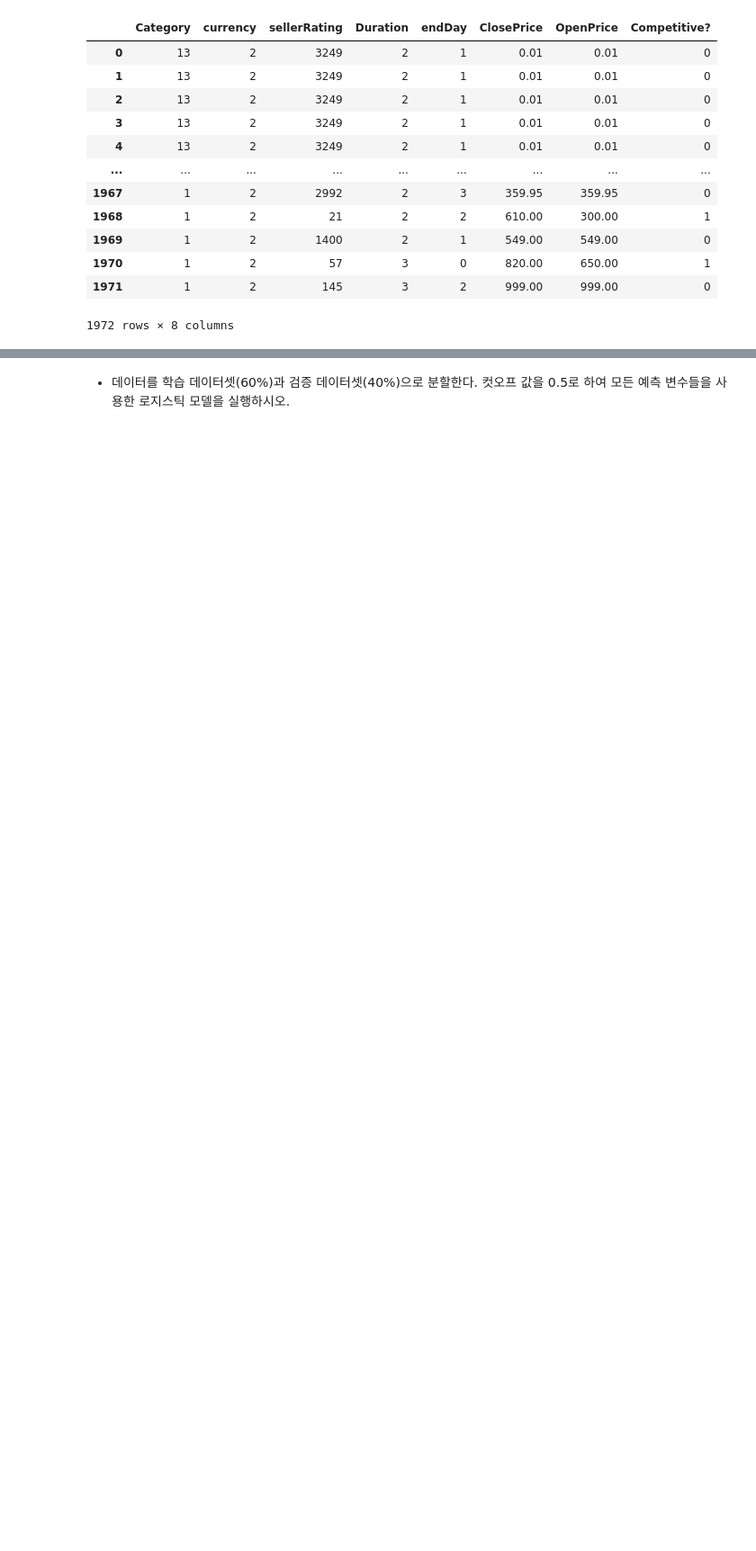
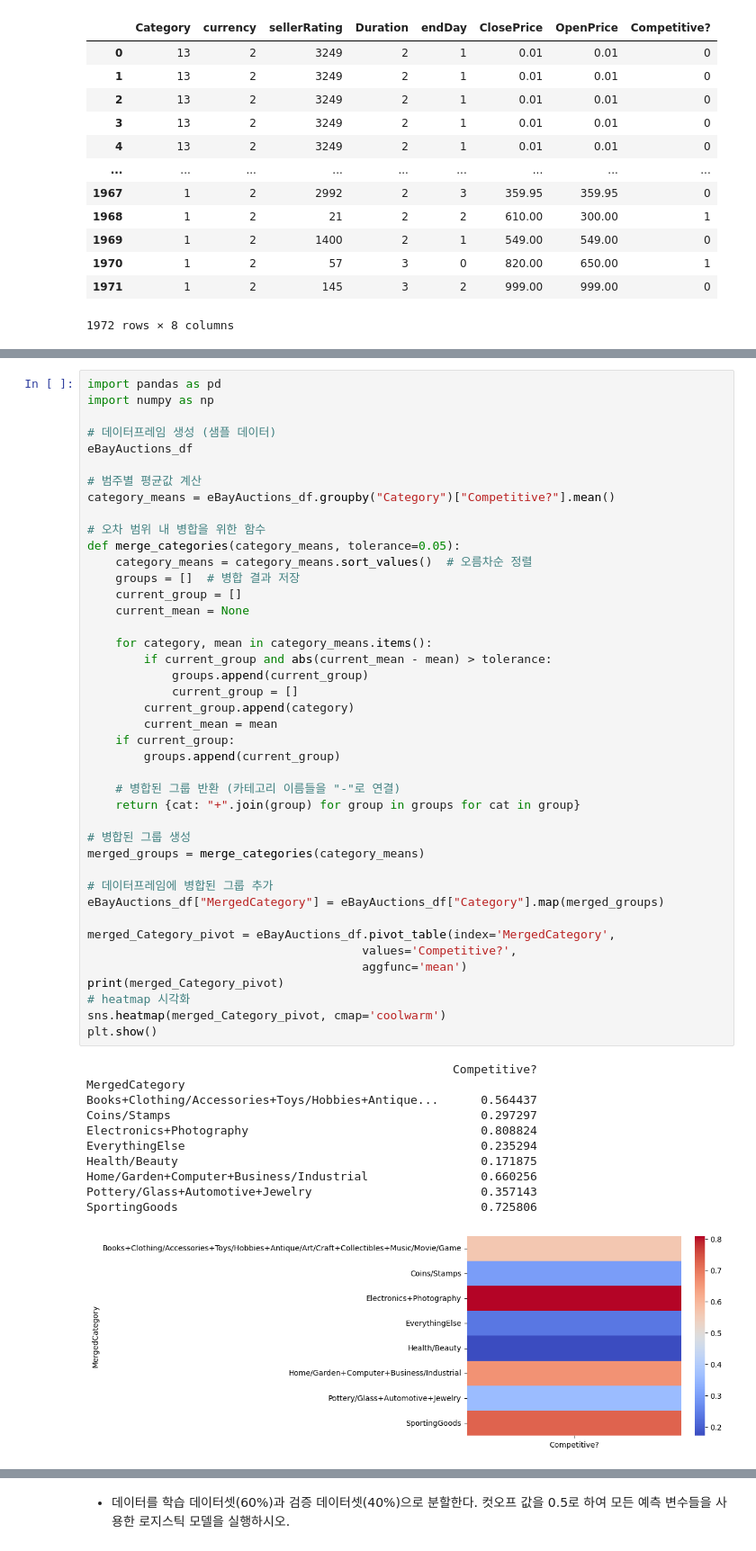
Before and after one commit to sunukkim98/DataAnalysis, a Jupyter notebook: final_project/src/code.ipynb, the cells around one changed output, grey strips where cells are left out. Shown: that part at 90% size. Saved outputs shown, nothing was run; the diff lists cells and outputs as text; blank space fills up the shorter version.

```diff
--- a/final_project/src/code.ipynb
+++ b/final_project/src/code.ipynb
@@ -140,0 +118,54 @@ Duration
+# %%
+import pandas as pd
+import numpy as np
+
+# 데이터프레임 생성 (샘플 데이터)
+eBayAuctions_df
+
+# 범주별 평균값 계산
+category_means = eBayAuctions_df.groupby("Category")["Competitive?"].mean()
+
+# 오차 범위 내 병합을 위한 함수
+def merge_categories(category_means, tolerance=0.05):
+    category_means = category_means.sort_values()  # 오름차순 정렬
+    groups = []  # 병합 결과 저장
+    current_group = []
+    current_mean = None
+
+    for category, mean in category_means.items():
+        if current_group and abs(current_mean - mean) > tolerance:
+            groups.append(current_group)
+            current_group = []
+        current_group.append(category)
+        current_mean = mean
+    if current_group:
+        groups.append(current_group)
+
+    # 병합된 그룹 반환 (카테고리 이름들을 "-"로 연결)
+    return {cat: "+".join(group) for group in groups for cat in group}
+
+# 병합된 그룹 생성
+merged_groups = merge_categories(category_means)
+
+# 데이터프레임에 병합된 그룹 추가
+eBayAuctions_df["MergedCategory"] = eBayAuctions_df["Category"].map(merged_groups)
+
+merged_Category_pivot = eBayAuctions_df.pivot_table(index='MergedCategory',
+                                       values='Competitive?',
+                                       aggfunc='mean')
+print(merged_Category_pivot)
+# heatmap 시각화
+sns.heatmap(merged_Category_pivot, cmap='coolwarm')
+plt.show()
+# %% [output]
+                                                    Competitive?
+MergedCategory
+Books+Clothing/Accessories+Toys/Hobbies+Antique...      0.564437
+Coins/Stamps                                            0.297297
+Electronics+Photography                                 0.808824
+EverythingElse                                          0.235294
+Health/Beauty                                           0.171875
+Home/Garden+Computer+Business/Industrial                0.660256
+Pottery/Glass+Automotive+Jewelry                        0.357143
+SportingGoods                                           0.725806
+[figure, added]
```
Also changed, not shown: parts of 16 cells of this notebook.
